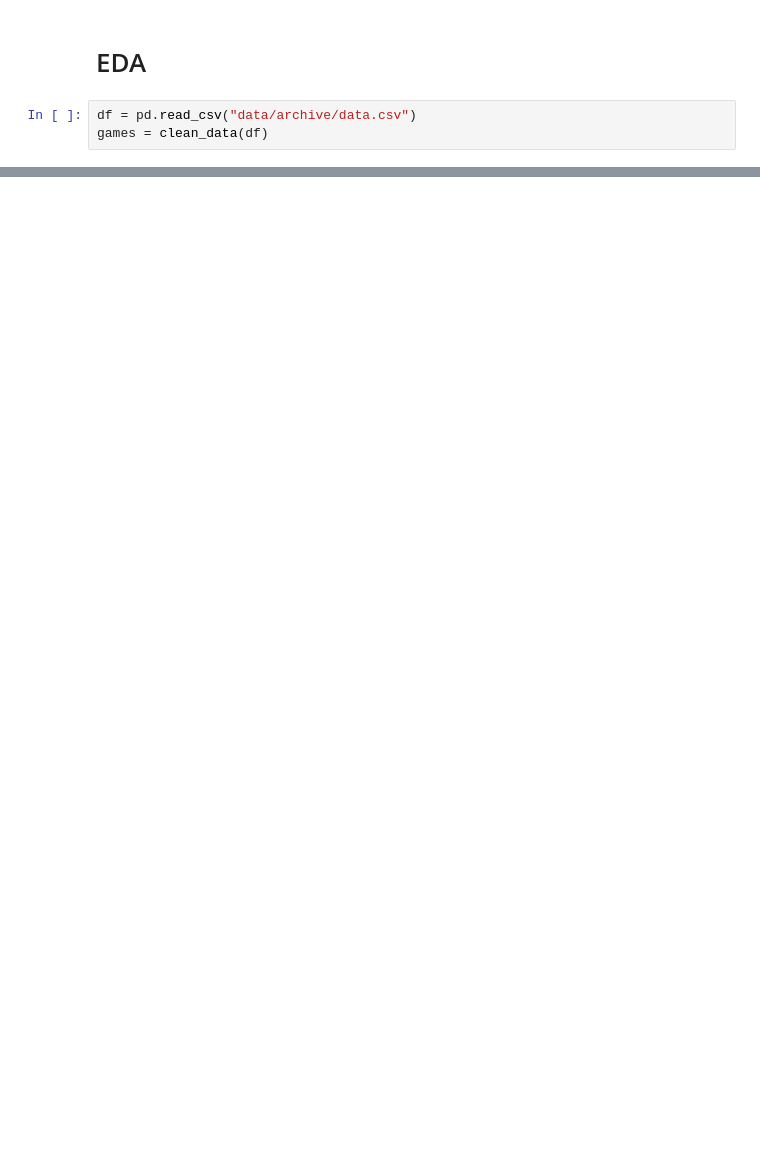
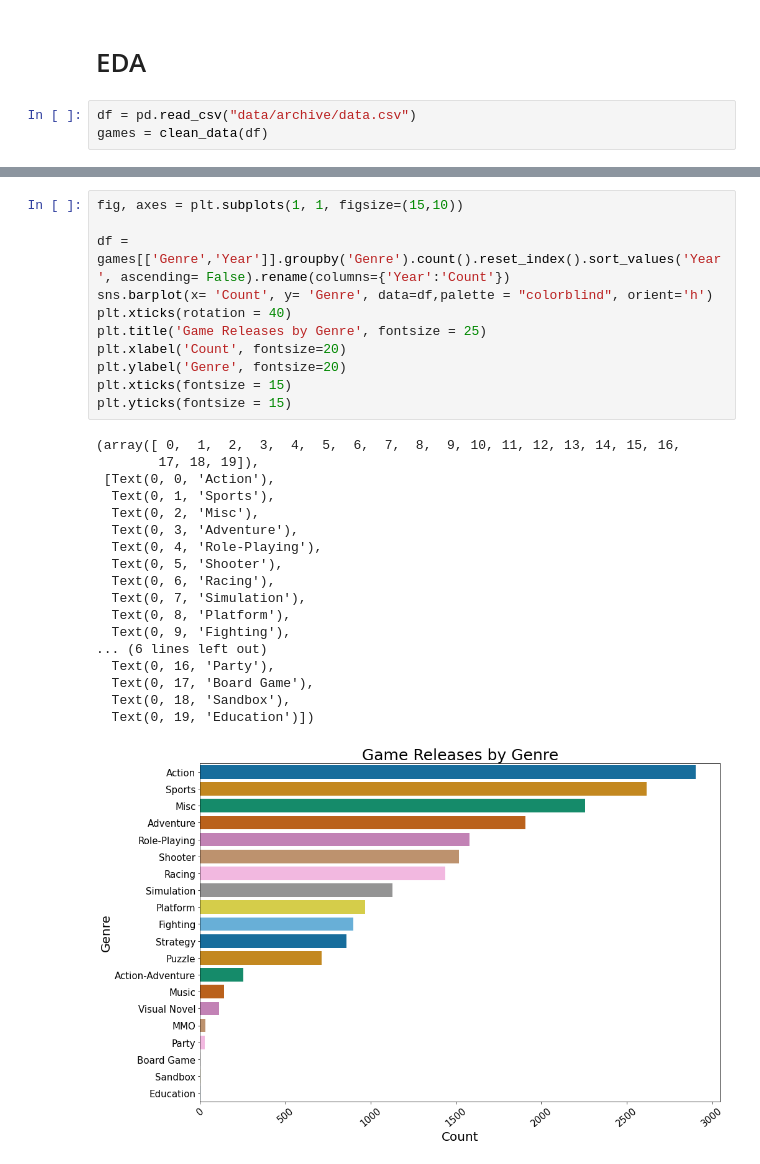
Before and after one commit to cepan/videogame_sales_prediction, a Jupyter notebook: project.ipynb, the cells around one changed output, grey strips where cells are left out. Cells and saved outputs as stored; diff of their text form; blank space fills up the shorter version.

```diff
--- a/project.ipynb
+++ b/project.ipynb
@@ -360,0 +376,30 @@ games
+# %%
+fig, axes = plt.subplots(1, 1, figsize=(15,10))
+
+df = games[['Genre','Year']].groupby('Genre').count().reset_index().sort_values('Year', ascending= False).rename(columns={'Year':'Count'})
+sns.barplot(x= 'Count', y= 'Genre', data=df,palette = "colorblind", orient='h')
+plt.xticks(rotation = 40)
+plt.title('Game Releases by Genre', fontsize = 25)
+plt.xlabel('Count', fontsize=20)
+plt.ylabel('Genre', fontsize=20)
+plt.xticks(fontsize = 15)
+plt.yticks(fontsize = 15)
+# %% [output]
+(array([ 0,  1,  2,  3,  4,  5,  6,  7,  8,  9, 10, 11, 12, 13, 14, 15, 16,
+        17, 18, 19]),
+ [Text(0, 0, 'Action'),
+  Text(0, 1, 'Sports'),
+  Text(0, 2, 'Misc'),
+  Text(0, 3, 'Adventure'),
+  Text(0, 4, 'Role-Playing'),
+  Text(0, 5, 'Shooter'),
+  Text(0, 6, 'Racing'),
+  Text(0, 7, 'Simulation'),
+  Text(0, 8, 'Platform'),
+  Text(0, 9, 'Fighting'),
+... (6 lines left out)
+  Text(0, 16, 'Party'),
+  Text(0, 17, 'Board Game'),
+  Text(0, 18, 'Sandbox'),
+  Text(0, 19, 'Education')])
+[figure, added]
```
Also changed, not shown: parts of 14 cells of this notebook.
